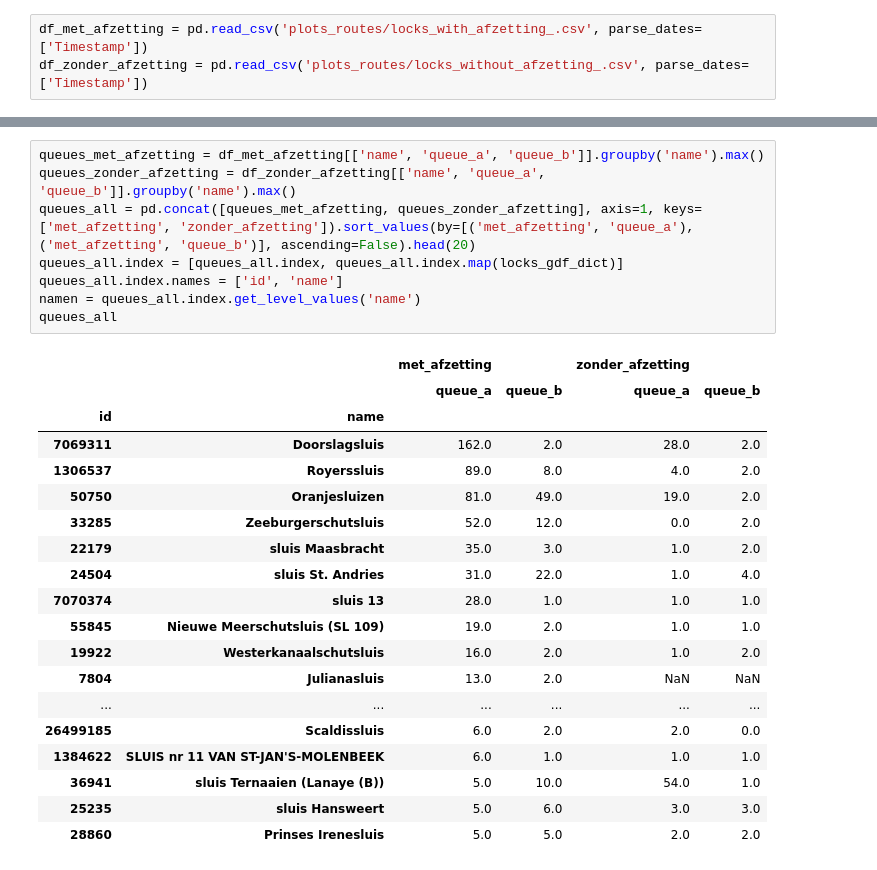
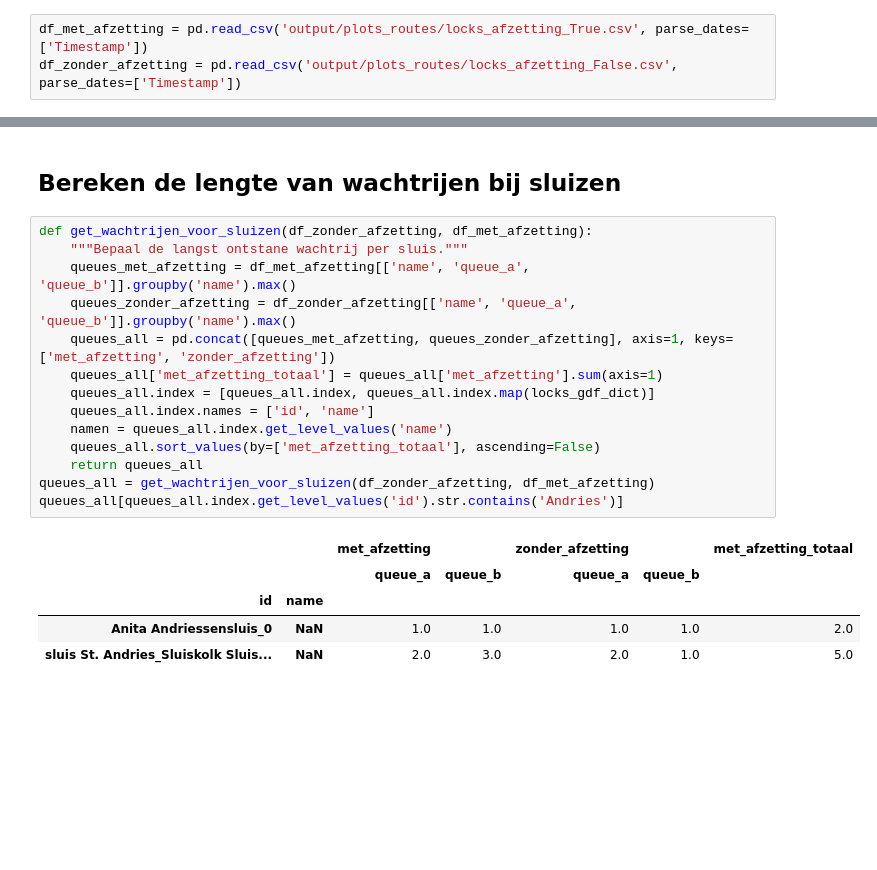
Before and after one commit to Deltares-research/digitaltwin-waterway, a Jupyter notebook: notebooks/ivs/analysis_lock_waiting_times.ipynb, the cells around one changed output, grey strips where cells are left out. Cells and saved outputs as stored; diff of their text form; blank space fills up the shorter version.

```diff
--- a/notebooks/ivs/analysis_lock_waiting_times.ipynb
+++ b/notebooks/ivs/analysis_lock_waiting_times.ipynb
@@ -5,3 +12,3 @@ from dtv_backend.lock import Locks
 # %%
-df_met_afzetting = pd.read_csv('plots_routes/locks_with_afzetting_.csv', parse_dates=['Timestamp'])
-df_zonder_afzetting = pd.read_csv('plots_routes/locks_without_afzetting_.csv', parse_dates=['Timestamp'])
+df_met_afzetting = pd.read_csv('output/plots_routes/locks_afzetting_True.csv', parse_dates=['Timestamp'])
+df_zonder_afzetting = pd.read_csv('output/plots_routes/locks_afzetting_False.csv', parse_dates=['Timestamp'])
@@ -11,28 +61,22 @@ locks_gdf_dict = locks_gdf.set_index('Id')['Name'].to_dict()
+# %% [markdown]
+## Bereken de lengte van wachtrijen bij sluizen
 # %%
-queues_met_afzetting = df_met_afzetting[['name', 'queue_a', 'queue_b']].groupby('name').max()
-queues_zonder_afzetting = df_zonder_afzetting[['name', 'queue_a', 'queue_b']].groupby('name').max()
-queues_all = pd.concat([queues_met_afzetting, queues_zonder_afzetting], axis=1, keys=['met_afzetting', 'zonder_afzetting']).sort_values(by=[('met_afzetting', 'queue_a'), ('met_afzetting', 'queue_b')], ascending=False).head(20)
-queues_all.index = [queues_all.index, queues_all.index.map(locks_gdf_dict)]
-queues_all.index.names = ['id', 'name']
-namen = queues_all.index.get_level_values('name')
-queues_all
+def get_wachtrijen_voor_sluizen(df_zonder_afzetting, df_met_afzetting):
+    """Bepaal de langst ontstane wachtrij per sluis."""
+    queues_met_afzetting = df_met_afzetting[['name', 'queue_a', 'queue_b']].groupby('name').max()
+    queues_zonder_afzetting = df_zonder_afzetting[['name', 'queue_a', 'queue_b']].groupby('name').max()
+    queues_all = pd.concat([queues_met_afzetting, queues_zonder_afzetting], axis=1, keys=['met_afzetting', 'zonder_afzetting'])
+    queues_all['met_afzetting_totaal'] = queues_all['met_afzetting'].sum(axis=1)
+    queues_all.index = [queues_all.index, queues_all.index.map(locks_gdf_dict)]
+    queues_all.index.names = ['id', 'name']
+    namen = queues_all.index.get_level_values('name')
+    queues_all.sort_values(by=['met_afzetting_totaal'], ascending=False)
+    return queues_all
+queues_all = get_wachtrijen_voor_sluizen(df_zonder_afzetting, df_met_afzetting)
+queues_all[queues_all.index.get_level_values('id').str.contains('Andries')]
 # %% [output]
-|  |  | met_afzetting |  | zonder_afzetting |  |
-|  |  | queue_a | queue_b | queue_a | queue_b |
-| id | name |  |  |  |  |
-| 7069311 | Doorslagsluis | 162.0 | 2.0 | 28.0 | 2.0 |
-| 1306537 | Royerssluis | 89.0 | 8.0 | 4.0 | 2.0 |
-| 50750 | Oranjesluizen | 81.0 | 49.0 | 19.0 | 2.0 |
-| 33285 | Zeeburgerschutsluis | 52.0 | 12.0 | 0.0 | 2.0 |
-| 22179 | sluis Maasbracht | 35.0 | 3.0 | 1.0 | 2.0 |
-| 24504 | sluis St. Andries | 31.0 | 22.0 | 1.0 | 4.0 |
-| 7070374 | sluis 13 | 28.0 | 1.0 | 1.0 | 1.0 |
-| 55845 | Nieuwe Meerschutsluis (SL 109) | 19.0 | 2.0 | 1.0 | 1.0 |
-| 19922 | Westerkanaalschutsluis | 16.0 | 2.0 | 1.0 | 2.0 |
-| 7804 | Julianasluis | 13.0 | 2.0 | NaN | NaN |
-| ... | ... | ... | ... | ... | ... |
-| 26499185 | Scaldissluis | 6.0 | 2.0 | 2.0 | 0.0 |
-| 1384622 | SLUIS nr 11 VAN ST-JAN'S-MOLENBEEK | 6.0 | 1.0 | 1.0 | 1.0 |
-| 36941 | sluis Ternaaien (Lanaye (B)) | 5.0 | 10.0 | 54.0 | 1.0 |
-| 25235 | sluis Hansweert | 5.0 | 6.0 | 3.0 | 3.0 |
-| 28860 | Prinses Irenesluis | 5.0 | 5.0 | 2.0 | 2.0 |
+|  |  | met_afzetting |  | zonder_afzetting |  | met_afzetting_totaal |
+|  |  | queue_a | queue_b | queue_a | queue_b |  |
+| id | name |  |  |  |  |  |
+| Anita Andriessensluis_0 | NaN | 1.0 | 1.0 | 1.0 | 1.0 | 2.0 |
+| sluis St. Andries_Sluiskolk Sluis... | NaN | 2.0 | 3.0 | 2.0 | 1.0 | 5.0 |
```
Also changed, not shown: parts of 24 cells of this notebook, 4 other files.
